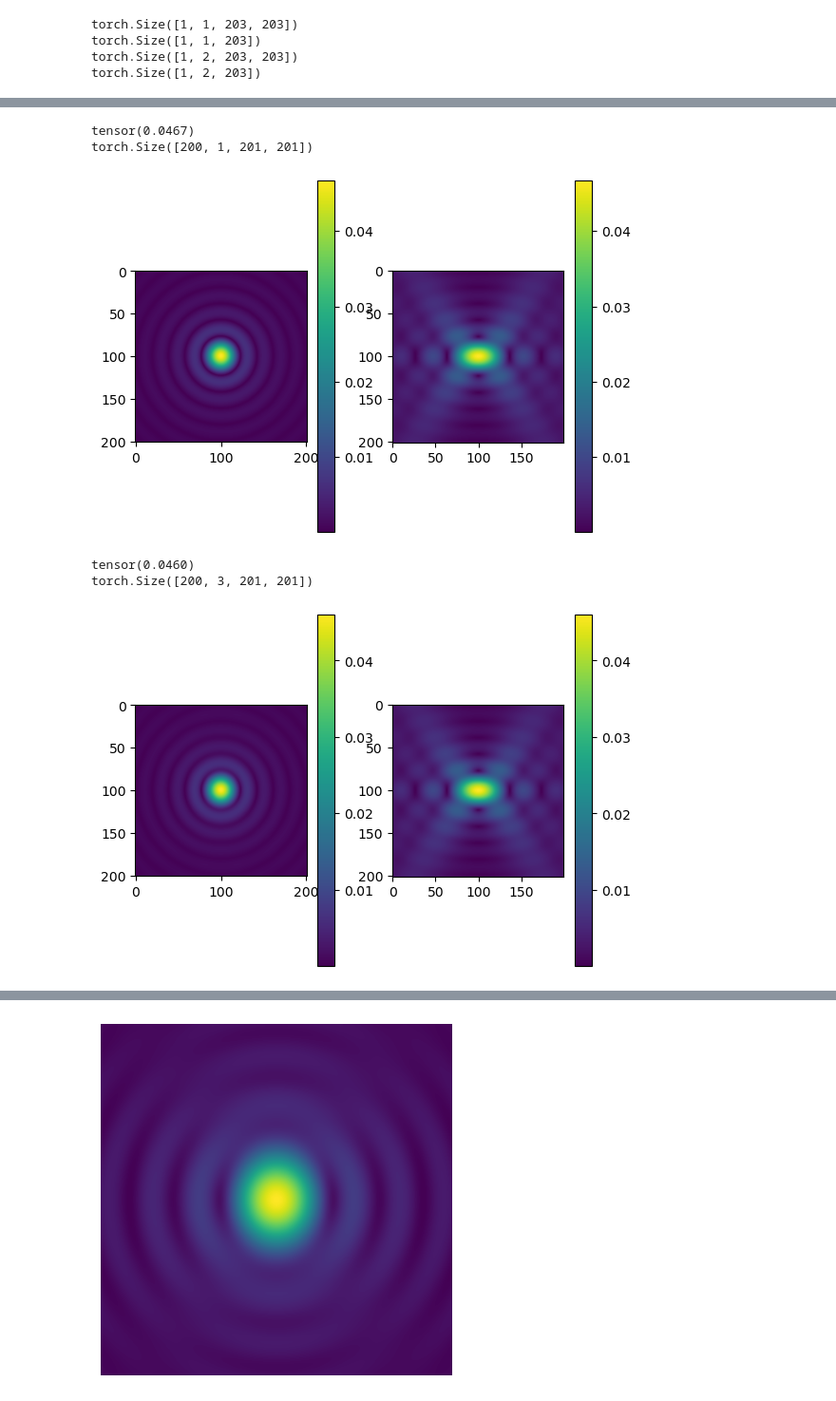
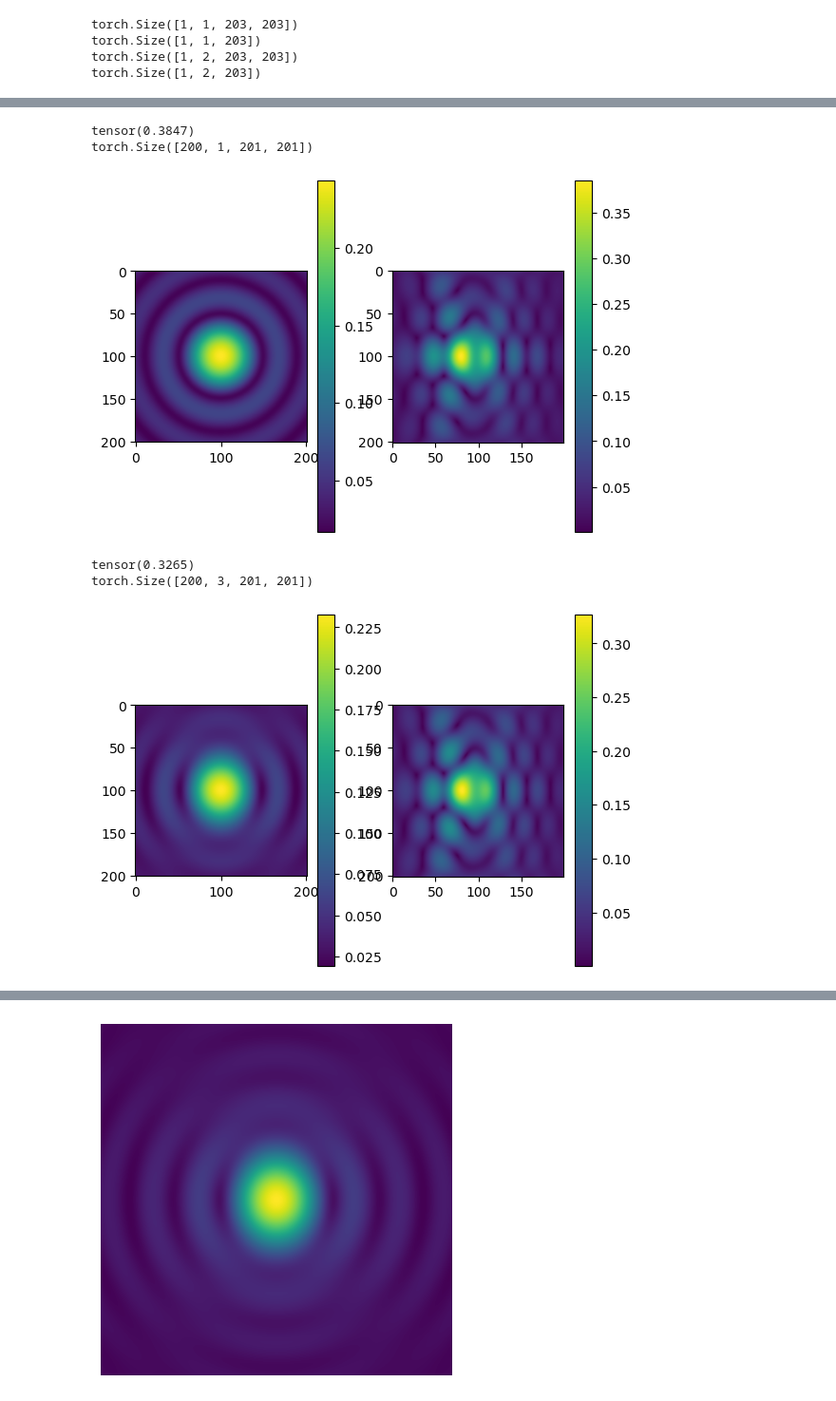
Before and after one commit to Biomedical-Imaging-Group/psf_generator, a Jupyter notebook: demos/240824airplane.ipynb, the cells around one changed output, grey strips where cells are left out. Shown at 95% size. Cells and saved outputs as stored; diff of their text form; code cells hidden in the pictures.

```diff
--- a/demos/240824airplane.ipynb
+++ b/demos/240824airplane.ipynb
@@ -16,10 +16,10 @@ from propagator import ScalarCartesianPropagator, ScalarPolarPropagator, Vectori
 # %%
 n_pix_pupil = 203
 n_pix_psf = 201
-na = 0.5
+na = 1.4
 wavelength = 632
-fov = 10000
-defocus = 30000
+fov = 2000
+defocus = 4000
 n_defocus = 200
 
 pupil1 = ScalarCartesianPupil(n_pix_pupil)
@@ -61,7 +61,7 @@ torch.Size([200, 1, 201, 201])
 # %%
 propagator2 = ScalarPolarPropagator(pupil2, n_pix_psf=n_pix_psf, wavelength=wavelength, na=na, fov=fov,
                                     defocus_min=-defocus, defocus_max=defocus, n_defocus=n_defocus,
-                                    apod_factor=False, gibson_lanni=False)
+                                    apod_factor=False, gibson_lanni=True)
 field2 = propagator2.compute_focus_field()
 print(torch.max(torch.abs(field2)))
 
@@ -77,31 +77,31 @@ plt.imshow(torch.abs(field2[:, ax_idx, n_pix_psf//2, :].squeeze().T))
 plt.colorbar()
 plt.show()
 # %% [output]
-tensor(0.0467)
+tensor(0.3847)
 torch.Size([200, 1, 201, 201])
-[figure, old version]
+[figure, new version]
 # %%
 propagator3 = VectorialCartesianPropagator(pupil3, n_pix_psf=n_pix_psf, wavelength=wavelength, na=na, fov=fov,
                                        defocus_min=-defocus, defocus_max=defocus, n_defocus=n_defocus,
-                                       apod_factor=False, gibson_lanni=False)
+                                       apod_factor=False, gibson_lanni=True)
 field3 = propagator3.compute_focus_field()
 print(torch.max(torch.abs(field3)))
 
 intensity = torch.sqrt(torch.sum(torch.abs(field3[:, :, :, :].squeeze())**2, dim=1))
 idx = n_defocus // 2
 print(field3.shape)
 plt.figure()
 plt.subplot(121)
 plt.imshow(intensity[idx,...].squeeze())
 plt.colorbar()
 plt.subplot(122)
 plt.imshow(intensity[:, n_pix_psf//2, :].squeeze().T)
 plt.colorbar()
 plt.show()
 # %% [output]
-tensor(0.0460)
+tensor(0.3265)
 torch.Size([200, 3, 201, 201])
-[figure, old version]
+[figure, new version]
 # %%
 propagator4 = VectorialPolarPropagator(pupil4, n_pix_psf=n_pix_psf, wavelength=wavelength, na=na, fov=fov,
                                        defocus_min=-defocus, defocus_max=defocus, n_defocus=n_defocus,
```
Also changed, not shown: parts of 2 cells of this notebook, 1 other file.
